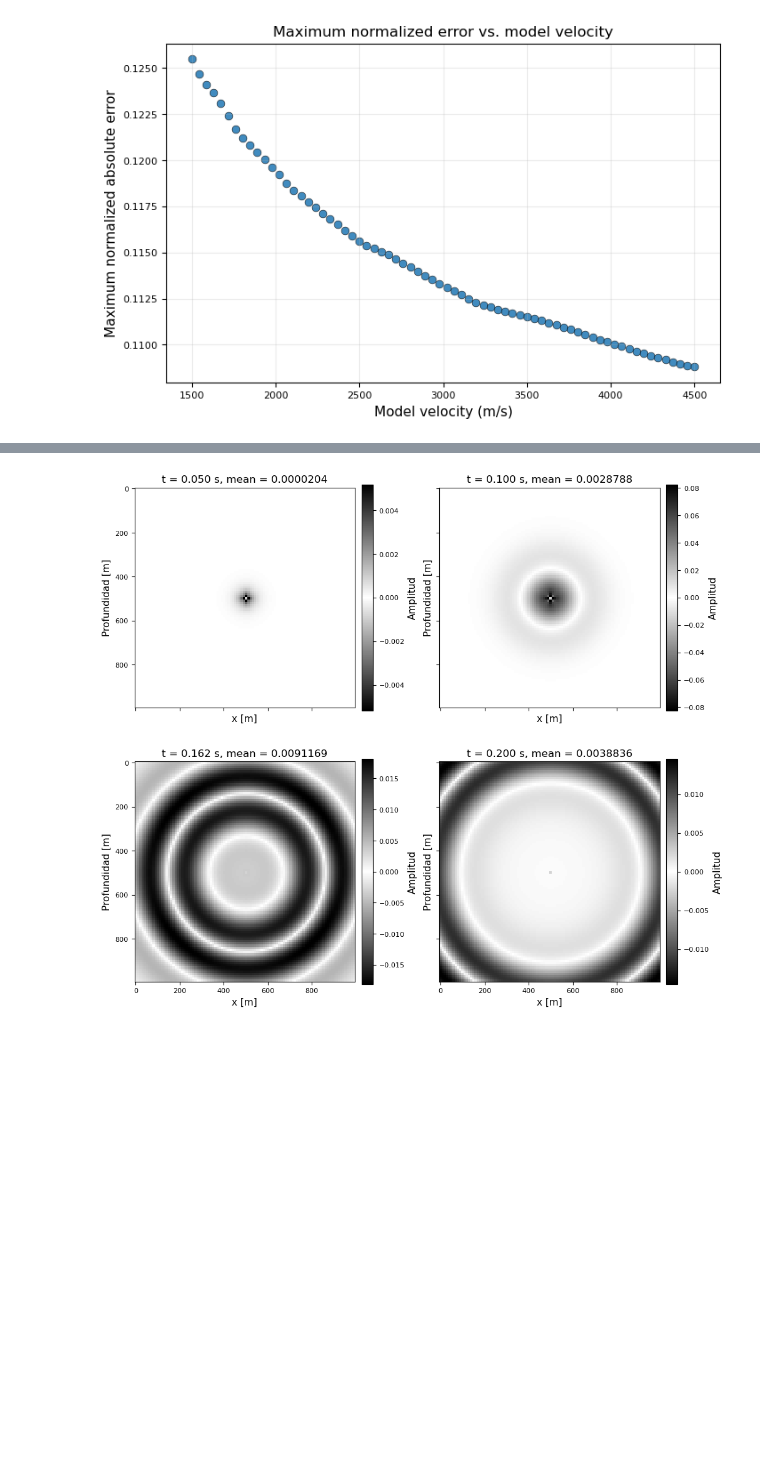
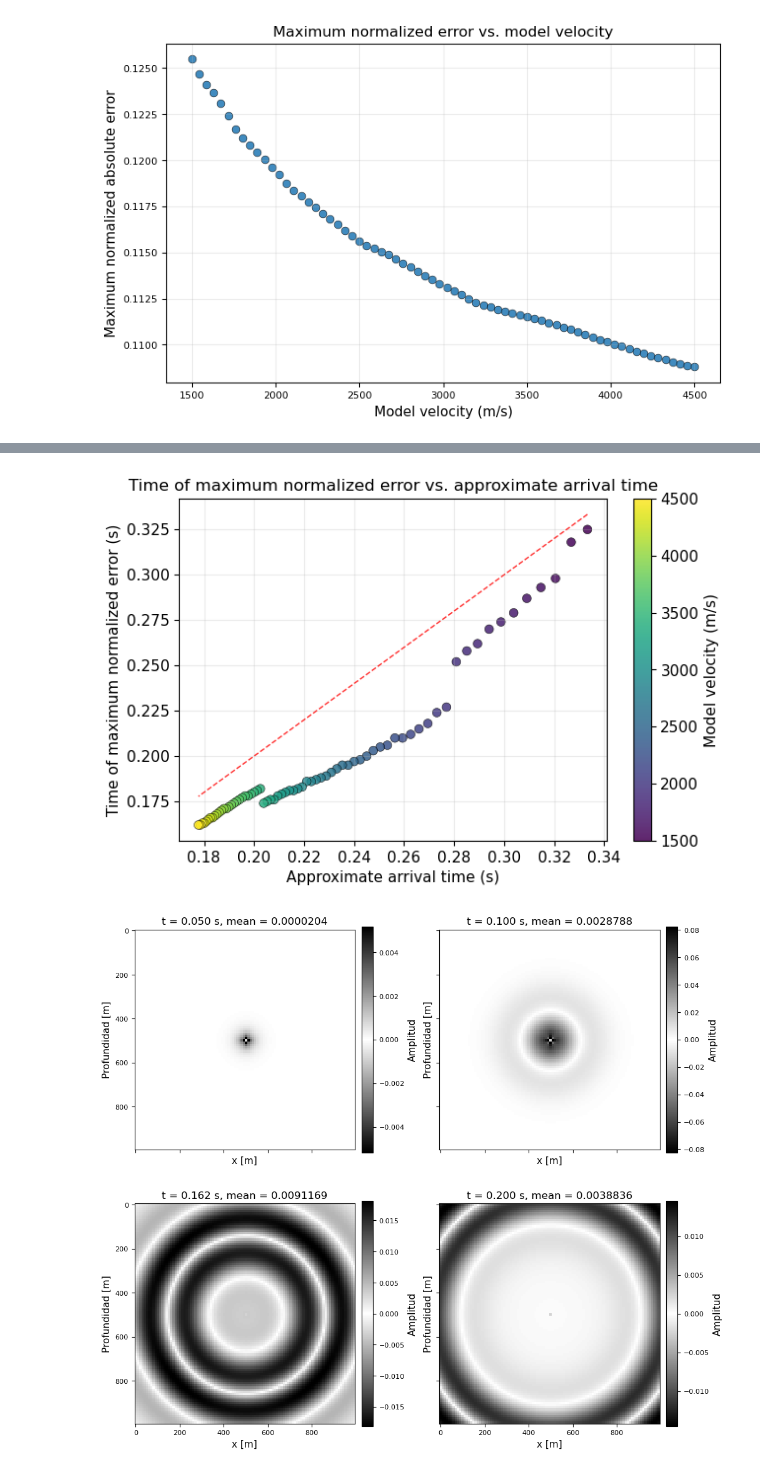
Before and after one commit to Konat23/DeepONet_AWP, a Jupyter notebook: src/01_Analytic/analytical_FD.ipynb, the cells around one changed output, grey strips where cells are left out. Cells and saved outputs as stored; diff of their text form; code cells hidden in the pictures; blank space fills up the shorter version.

```diff
--- a/src/01_Analytic/analytical_FD.ipynb
+++ b/src/01_Analytic/analytical_FD.ipynb
@@ -546 +522,34 @@ plt.close(fig)
+# %%
+# Correspondencia entre tiempo de llegada y tiempo de error máximo
+tiempo_max_error = np.nanargmax(trazas_error_medio, axis=1)
+
+plt.figure(figsize=(7, 4.5))
+scatter = plt.scatter(
+    0.1 + 350/velocidades,  # Convertir a tiempo de llegada aproximado
+    tiempo_max_error * 0.001,
+    s=40,
+    c=velocidades,
+    cmap="viridis",
+    edgecolors="black",
+    linewidths=0.4,
+    alpha=0.85,
+)
+plt.colorbar(scatter, label="Model velocity (m/s)")
+
+# recta en x=y
+plt.plot(
+    [0.1 + 350/velocidades.min(), 0.1 + 350/velocidades.max()],
+    [0.1 + 350/velocidades.min(), 0.1 + 350/velocidades.max()],
+    color="red",
+    linestyle="--",
+    linewidth=1,
+    alpha=0.8,
+)
+plt.xlabel("Approximate arrival time (s)")
+plt.ylabel("Time of maximum normalized error (s)")
+plt.title("Time of maximum normalized error vs. approximate arrival time")
+plt.grid(True, alpha=0.25)
+plt.show()
+# %% [output]
+[figure, added]
 # %%
```
Also changed, not shown: parts of 9 cells of this notebook.
